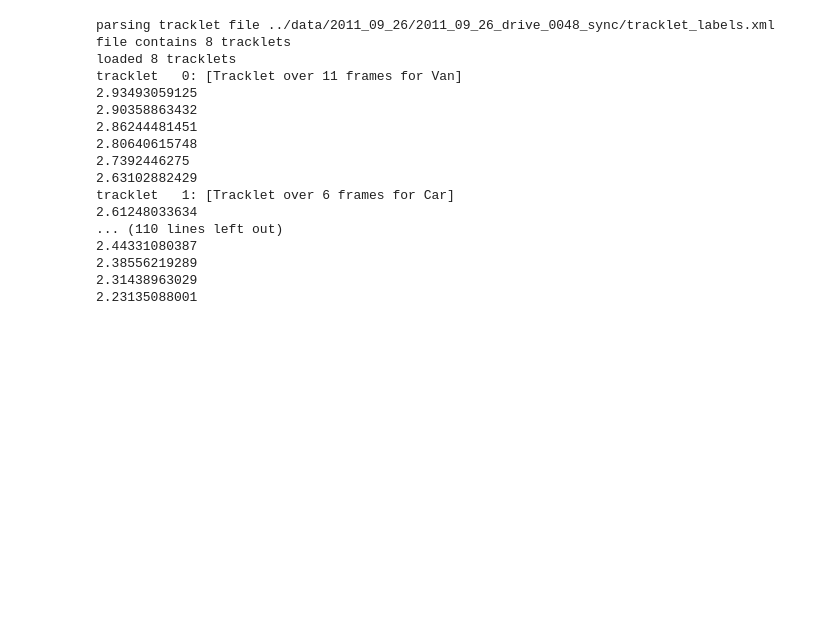
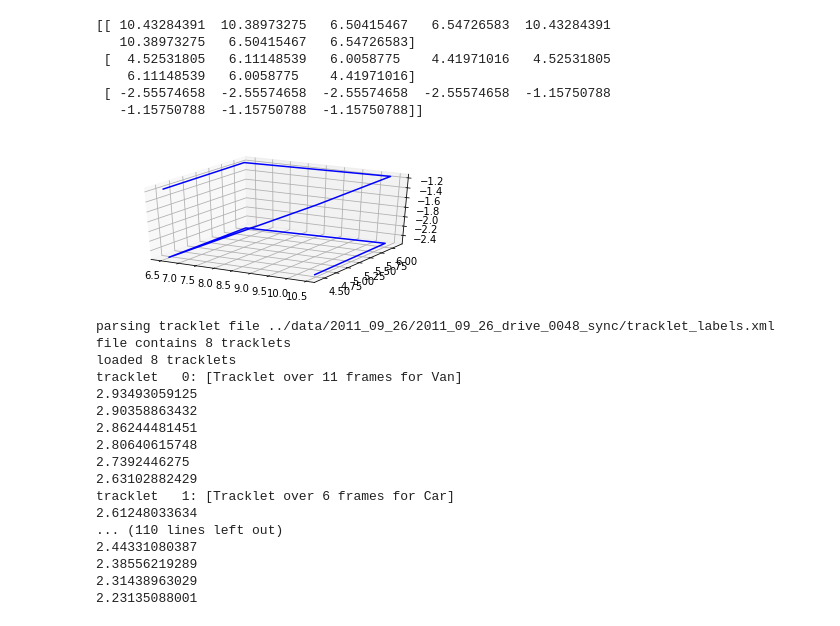
Before and after one commit to stayrascal/ml-fifth-division, a Jupyter notebook: notebooks/example/parseTrackletXML.ipynb, the cells around one changed output. Saved outputs shown, nothing was run; the diff lists cells and outputs as text; code cells hidden in the pictures; blank space fills up the shorter version.

```diff
--- a/notebooks/example/parseTrackletXML.ipynb
+++ b/notebooks/example/parseTrackletXML.ipynb
@@ -241,3 +288,14 @@ def parseXML(trackletFile):
+# %%
+draw(rot_data2)
+print(rot_data2)
+# %% [output]
+[[ 10.43284391  10.38973275   6.50415467   6.54726583  10.43284391
+   10.38973275   6.50415467   6.54726583]
+ [  4.52531805   6.11148539   6.0058775    4.41971016   4.52531805
+    6.11148539   6.0058775    4.41971016]
+ [ -2.55574658  -2.55574658  -2.55574658  -2.55574658  -1.15750788
+   -1.15750788  -1.15750788  -1.15750788]]
+[figure, added]
 # %%
 def example(kittiDir=None, drive=None):
 
```
Also changed, not shown: parts of 10 cells of this notebook, 1 other file.
